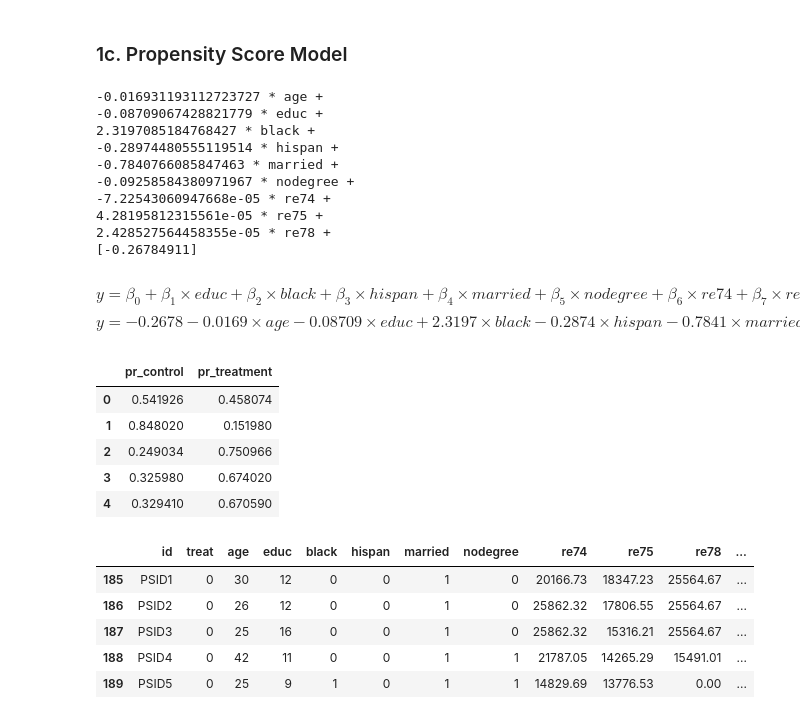
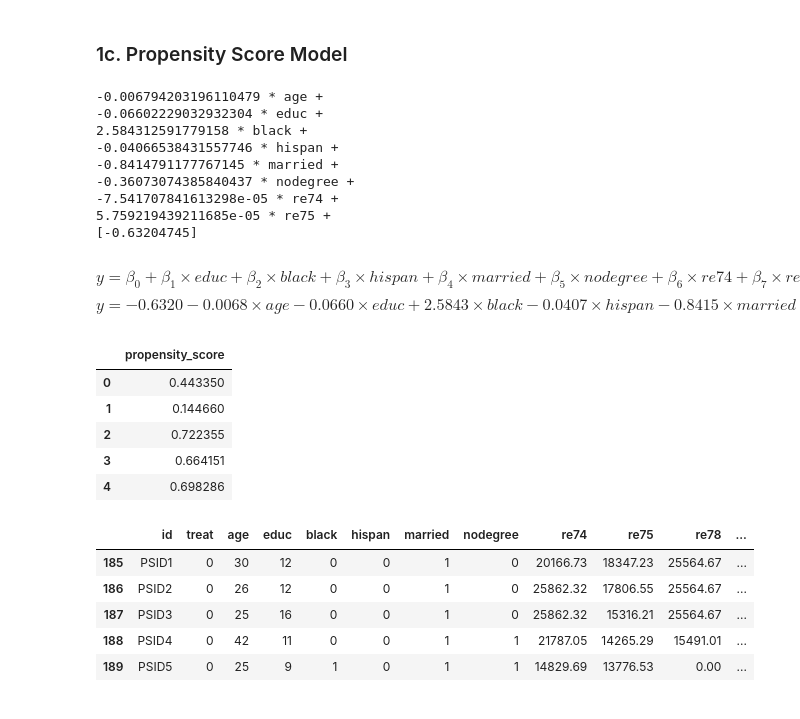
Before and after one commit to sanadhis/ADA-2017, a Jupyter notebook: 04 - Applied ML/Homework04.ipynb, the cells around one changed output. Drawn from its saved outputs; the diff is of its cells as text; code cells hidden in the pictures.

```diff
--- a/04 - Applied ML/Homework04.ipynb
+++ b/04 - Applied ML/Homework04.ipynb
@@ -315,7 +315,7 @@ TBD
 # %% [markdown]
 ### 1c. Propensity Score Model
 # %%
-features = ['age','educ','black','hispan','married','nodegree','re74','re75', 're78']
+features = ['age','educ','black','hispan','married','nodegree','re74','re75']
 
 lr = LogisticRegression()
 lr.fit(df_combined[features], df_combined.treat)
@@ -324,28 +324,28 @@ for f in range(len(features)):
     print("{0} * {1} + ".format(lr.coef_[0][f], features[f]))
 print(lr.intercept_)
 # %% [output]
--0.016931193112723727 * age +
--0.08709067428821779 * educ +
-2.3197085184768427 * black +
--0.28974480555119514 * hispan +
--0.7840766085847463 * married +
--0.09258584380971967 * nodegree +
--7.22543060947668e-05 * re74 +
-4.28195812315561e-05 * re75 +
-2.428527564458355e-05 * re78 +
-[-0.26784911]
+-0.006794203196110479 * age +
+-0.06602229032932304 * educ +
+2.584312591779158 * black +
+-0.04066538431557746 * hispan +
+-0.8414791177767145 * married +
+-0.36073074385840437 * nodegree +
+-7.541707841613298e-05 * re74 +
+5.759219439211685e-05 * re75 +
+[-0.63204745]
 # %% [markdown]
-$$y = \beta_0 + \beta_1  \times educ + \beta_2  \times black + \beta_3  \times hispan + \beta_4  \times married + \beta_5  \times nodegree + \beta_6  \times re74 + \beta_7  \times re75 + \beta_8  \times re78$$
-$$y = -0.2678 - 0.0169 \times age - 0.08709 \times educ + 2.3197  \times black - 0.2874 \times hispan - 0.7841 \times married - 0.0926 \times nodegree - 7.2554 \times re74 + 4.282 \times re75 + 2.4285 \times re78$$
+$$y = \beta_0 + \beta_1  \times educ + \beta_2  \times black + \beta_3  \times hispan + \beta_4  \times married + \beta_5  \times nodegree + \beta_6  \times re74 + \beta_7  \times re75$$
+$$y = -0.6320 - 0.0068 \times age - 0.0660 \times educ + 2.5843  \times black - 0.0407 \times hispan - 0.8415 \times married - 0.3607 \times nodegree - 7.5417 \times re74 + 5.7592 \times re75$$
 # %%
-pred = pd.DataFrame(lr.predict_proba(df_combined[features]))
-pred.columns = ["pr_control","pr_treatment"]
+# Pick only the score of going into treated
+pred = pd.DataFrame(lr.predict_proba(df_combined[features])[:,1])
+pred.columns = ["propensity_score"]
 pred.head(5)
 # %% [output]
-|  | pr_control | pr_treatment |
-| 0 | 0.541926 | 0.458074 |
-| 1 | 0.848020 | 0.151980 |
-| 2 | 0.249034 | 0.750966 |
-| 3 | 0.325980 | 0.674020 |
-| 4 | 0.329410 | 0.670590 |
+|  | propensity_score |
+| 0 | 0.443350 |
+| 1 | 0.144660 |
+| 2 | 0.722355 |
+| 3 | 0.664151 |
+| 4 | 0.698286 |
 # %%
```
Also changed, not shown: parts of 28 cells of this notebook.
